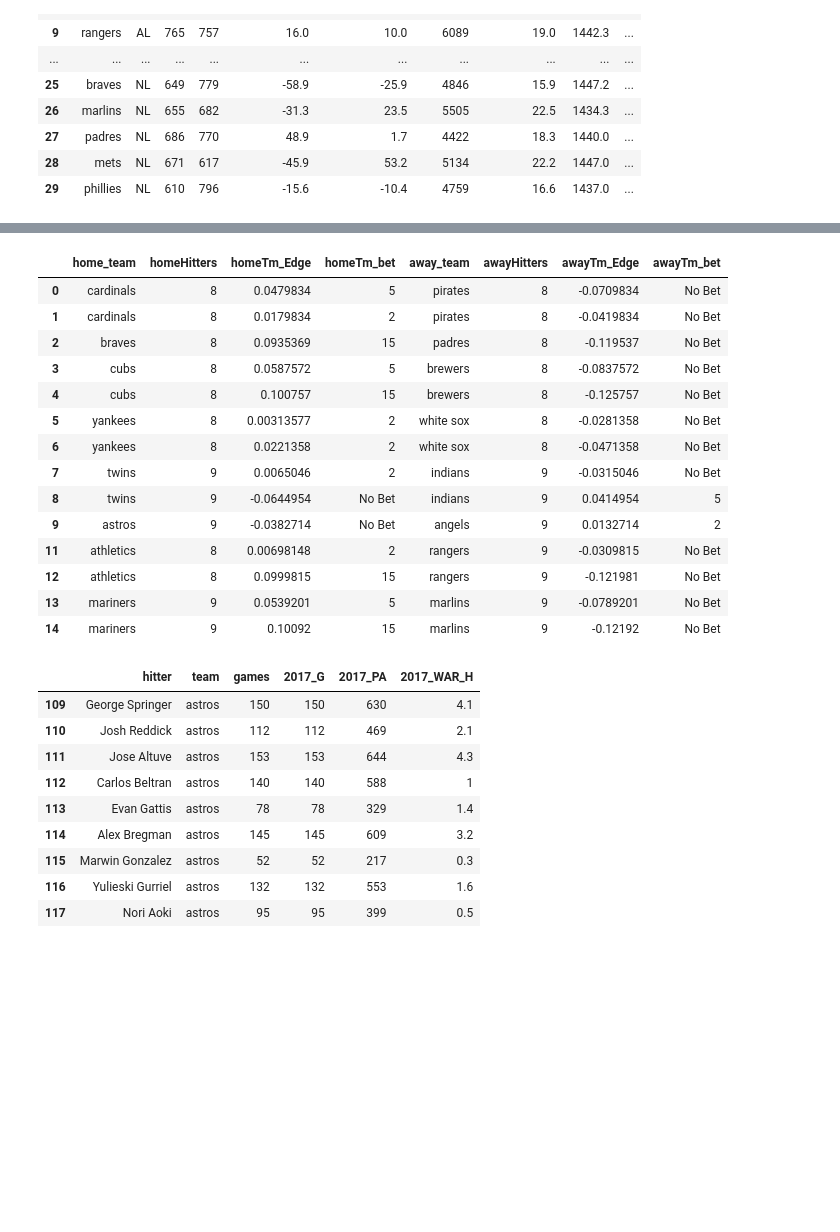
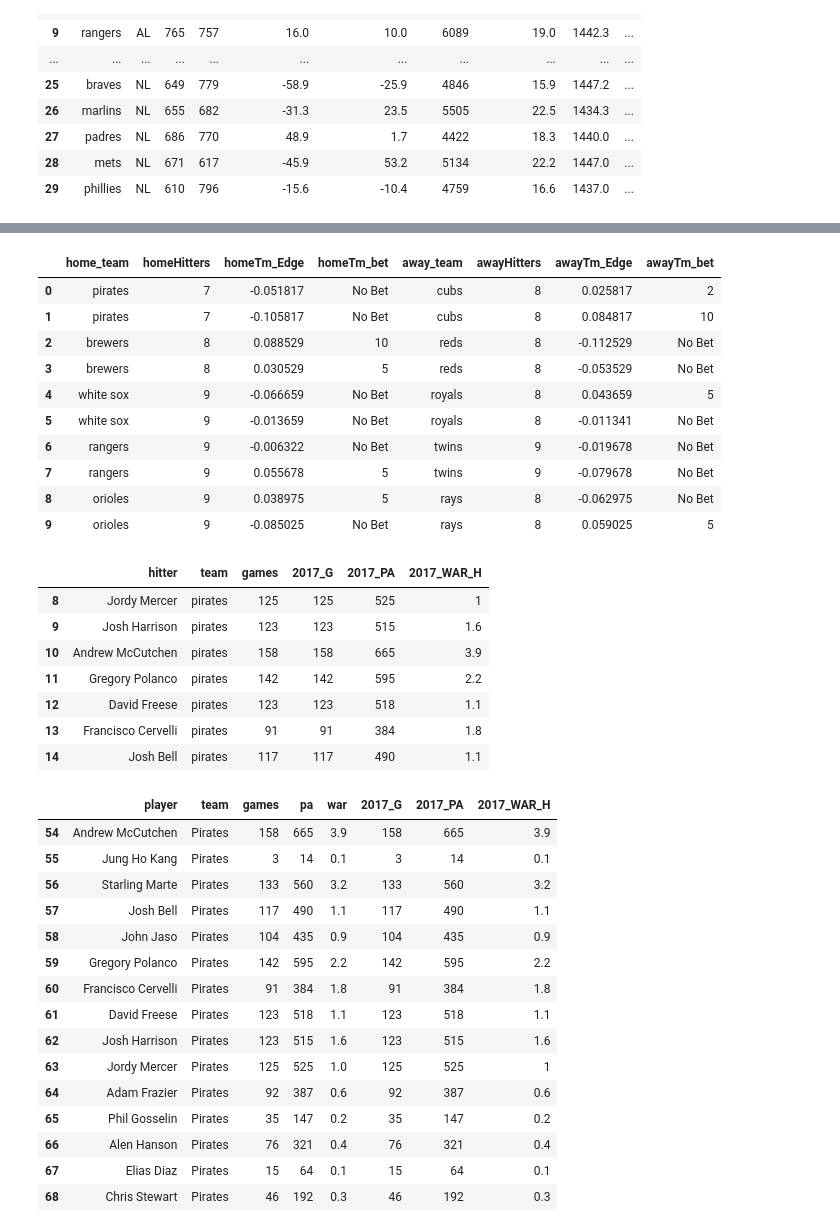
Before and after one commit to mtodisco10/daily_baseball, a Jupyter notebook: mlb_daily_script.ipynb, the cells around one changed output, grey strips where cells are left out. Saved outputs shown, nothing was run; the diff lists cells and outputs as text; code cells hidden in the pictures; blank space fills up the shorter version.

```diff
--- a/mlb_daily_script.ipynb
+++ b/mlb_daily_script.ipynb
@@ -124,7 +124,7 @@ P2016_war_lst = []
 #Depth Charts 2017 Hitter Projections
 
 for url in Hdc_urls.values():
-    text = BeautifulSoup(requests.get(url).text)
+    text = BeautifulSoup(requests.get(url).text,"lxml")
     players = text.find_all('tr', {'class': ['rgRow', 'rgAltRow']})
     for i in range(0, len(players)):
         names = players[i].find_all('a')
@@ -281,7 +281,10 @@ daily_pitchers = []
 for i in team_data:
     starters = i.find_all('a', {'class': ['player-link']})
     for i in starters:
-        daily_pitchers.append(i.string)
+        if i.string == 'Lance McCullers Jr.':
+            daily_pitchers.append('Lance McCullers')
+        else:
+            daily_pitchers.append(i.string)
 # %%
 daily_pitchers = pd.DataFrame(daily_pitchers, columns = ['pitcher'])
 daily_pitchers_war = daily_pitchers.merge(p_depthcharts, left_on = 'pitcher', right_on = 'player')
@@ -548,30 +523,43 @@ daily_final[['home_team', 'homeHitters','homeTm_Edge', 'homeTm_bet',
             'away_team','awayHitters', 'awayTm_Edge', 'awayTm_bet']]
 # %% [output]
 |  | home_team | homeHitters | homeTm_Edge | homeTm_bet | away_team | awayHitters | awayTm_Edge | awayTm_bet |
-| 0 | cardinals | 8 | 0.0479834 | 5 | pirates | 8 | -0.0709834 | No Bet |
-| 1 | cardinals | 8 | 0.0179834 | 2 | pirates | 8 | -0.0419834 | No Bet |
-| 2 | braves | 8 | 0.0935369 | 15 | padres | 8 | -0.119537 | No Bet |
-| 3 | cubs | 8 | 0.0587572 | 5 | brewers | 8 | -0.0837572 | No Bet |
-| 4 | cubs | 8 | 0.100757 | 15 | brewers | 8 | -0.125757 | No Bet |
-| 5 | yankees | 8 | 0.00313577 | 2 | white sox | 8 | -0.0281358 | No Bet |
-| 6 | yankees | 8 | 0.0221358 | 2 | white sox | 8 | -0.0471358 | No Bet |
-| 7 | twins | 9 | 0.0065046 | 2 | indians | 9 | -0.0315046 | No Bet |
-| 8 | twins | 9 | -0.0644954 | No Bet | indians | 9 | 0.0414954 | 5 |
-| 9 | astros | 9 | -0.0382714 | No Bet | angels | 9 | 0.0132714 | 2 |
-| 11 | athletics | 8 | 0.00698148 | 2 | rangers | 9 | -0.0309815 | No Bet |
-| 12 | athletics | 8 | 0.0999815 | 15 | rangers | 9 | -0.121981 | No Bet |
-| 13 | mariners | 9 | 0.0539201 | 5 | marlins | 9 | -0.0789201 | No Bet |
-| 14 | mariners | 9 | 0.10092 | 15 | marlins | 9 | -0.12192 | No Bet |
+| 0 | pirates | 7 | -0.051817 | No Bet | cubs | 8 | 0.025817 | 2 |
+| 1 | pirates | 7 | -0.105817 | No Bet | cubs | 8 | 0.084817 | 10 |
+| 2 | brewers | 8 | 0.088529 | 10 | reds | 8 | -0.112529 | No Bet |
+| 3 | brewers | 8 | 0.030529 | 5 | reds | 8 | -0.053529 | No Bet |
+| 4 | white sox | 9 | -0.066659 | No Bet | royals | 8 | 0.043659 | 5 |
+| 5 | white sox | 9 | -0.013659 | No Bet | royals | 8 | -0.011341 | No Bet |
+| 6 | rangers | 9 | -0.006322 | No Bet | twins | 9 | -0.019678 | No Bet |
+| 7 | rangers | 9 | 0.055678 | 5 | twins | 9 | -0.079678 | No Bet |
+| 8 | orioles | 9 | 0.038975 | 5 | rays | 8 | -0.062975 | No Bet |
+| 9 | orioles | 9 | -0.085025 | No Bet | rays | 8 | 0.059025 | 5 |
 # %%
-daily_hitters_war[daily_hitters_war.loc[:,'team'] == 'astros']
+daily_hitters_war[daily_hitters_war.loc[:,'team'] == 'pirates']
 # %% [output]
 |  | hitter | team | games | 2017_G | 2017_PA | 2017_WAR_H |
-| 109 | George Springer | astros | 150 | 150 | 630 | 4.1 |
-| 110 | Josh Reddick | astros | 112 | 112 | 469 | 2.1 |
-| 111 | Jose Altuve | astros | 153 | 153 | 644 | 4.3 |
-| 112 | Carlos Beltran | astros | 140 | 140 | 588 | 1 |
-| 113 | Evan Gattis | astros | 78 | 78 | 329 | 1.4 |
-| 114 | Alex Bregman | astros | 145 | 145 | 609 | 3.2 |
-| 115 | Marwin Gonzalez | astros | 52 | 52 | 217 | 0.3 |
-| 116 | Yulieski Gurriel | astros | 132 | 132 | 553 | 1.6 |
-| 117 | Nori Aoki | astros | 95 | 95 | 399 | 0.5 |
+| 8 | Jordy Mercer | pirates | 125 | 125 | 525 | 1 |
+| 9 | Josh Harrison | pirates | 123 | 123 | 515 | 1.6 |
+| 10 | Andrew McCutchen | pirates | 158 | 158 | 665 | 3.9 |
+| 11 | Gregory Polanco | pirates | 142 | 142 | 595 | 2.2 |
+| 12 | David Freese | pirates | 123 | 123 | 518 | 1.1 |
+| 13 | Francisco Cervelli | pirates | 91 | 91 | 384 | 1.8 |
+| 14 | Josh Bell | pirates | 117 | 117 | 490 | 1.1 |
+# %%
+h_depthcharts[h_depthcharts.loc[:,'team'] == 'Pirates']
+# %% [output]
+|  | player | team | games | pa | war | 2017_G | 2017_PA | 2017_WAR_H |
+| 54 | Andrew McCutchen | Pirates | 158 | 665 | 3.9 | 158 | 665 | 3.9 |
+| 55 | Jung Ho Kang | Pirates | 3 | 14 | 0.1 | 3 | 14 | 0.1 |
+| 56 | Starling Marte | Pirates | 133 | 560 | 3.2 | 133 | 560 | 3.2 |
+| 57 | Josh Bell | Pirates | 117 | 490 | 1.1 | 117 | 490 | 1.1 |
+| 58 | John Jaso | Pirates | 104 | 435 | 0.9 | 104 | 435 | 0.9 |
+| 59 | Gregory Polanco | Pirates | 142 | 595 | 2.2 | 142 | 595 | 2.2 |
+| 60 | Francisco Cervelli | Pirates | 91 | 384 | 1.8 | 91 | 384 | 1.8 |
+| 61 | David Freese | Pirates | 123 | 518 | 1.1 | 123 | 518 | 1.1 |
+| 62 | Josh Harrison | Pirates | 123 | 515 | 1.6 | 123 | 515 | 1.6 |
+| 63 | Jordy Mercer | Pirates | 125 | 525 | 1.0 | 125 | 525 | 1 |
+| 64 | Adam Frazier | Pirates | 92 | 387 | 0.6 | 92 | 387 | 0.6 |
+| 65 | Phil Gosselin | Pirates | 35 | 147 | 0.2 | 35 | 147 | 0.2 |
+| 66 | Alen Hanson | Pirates | 76 | 321 | 0.4 | 76 | 321 | 0.4 |
+| 67 | Elias Diaz | Pirates | 15 | 64 | 0.1 | 15 | 64 | 0.1 |
+| 68 | Chris Stewart | Pirates | 46 | 192 | 0.3 | 46 | 192 | 0.3 |
```
Also changed, not shown: parts of 5 cells of this notebook, 1 other file.
